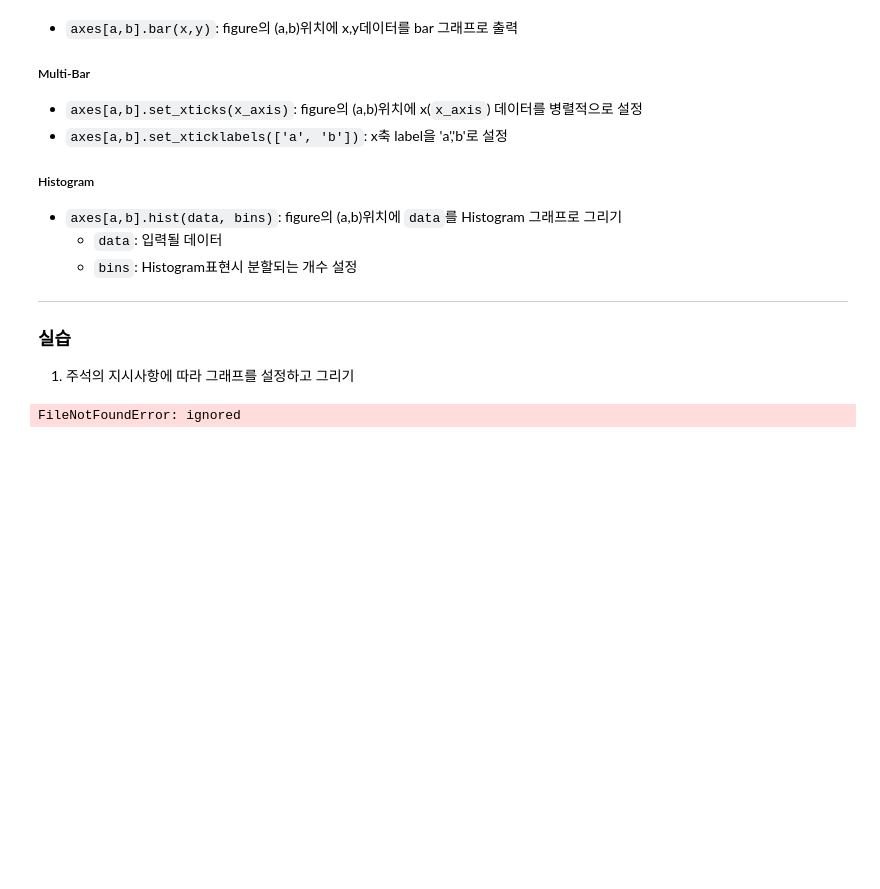
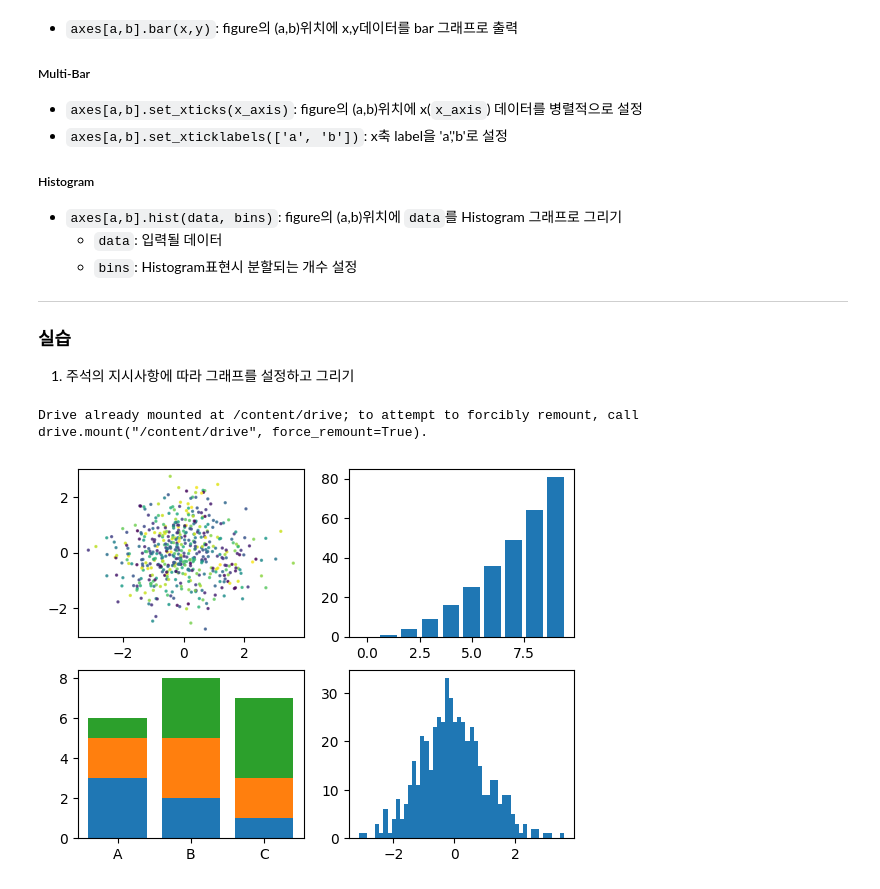
Before and after one commit to juho0719/ml-study-colab, a Jupyter notebook: elice.io/libraries-for-preparing-for-ml/[실습8]Matplotlib으로 다양한 그래프 그리기.ipynb, the cells around one changed output. Saved outputs shown, nothing was run; the diff lists cells and outputs as text; code cells hidden in the pictures; blank space fills up the shorter version.

```diff
--- a/elice.io/libraries-for-preparing-for-ml/[실습8]Matplotlib으로 다양한 그래프 그리기.ipynb
+++ b/elice.io/libraries-for-preparing-for-ml/[실습8]Matplotlib으로 다양한 그래프 그리기.ipynb
@@ -30,13 +30,17 @@
 import numpy as np
 import matplotlib.pyplot as plt
 import csv
+from google.colab import drive
+drive.mount('/content/drive')
 
 def main():
 
     data_x = []
     data_y = []
 
-    with open('/data/data08.csv', newline='') as f:
+    file_name = 'data08.csv'
+    file_path = '/content/drive/MyDrive/Colab Notebooks/Github/ml-study-colab/elice.io/libraries-for-preparing-for-ml/data/'+file_name
+    with open(file_path, newline='') as f:
         reader = csv.reader(f)
         for row in reader:
             data_x.append(float(row[0]))
@@ -75,31 +79,32 @@ def main():
     data1 =  [x, y, z]
 
     x_ax =  np.arange(3)
 
     for i in x_ax:
         # figure의 (1,0) 위치에 Bar 그래프를 그립니다.
         # x 데이터는 x_ax, y 데이터는 각각 x,y,z로 설정합니다.
         axes[1,0].bar(x_ax, data1[i], bottom=np.sum(data1[:i], axis=0))
 
     # figure의 (1,0) 위치에서 x축 데이터를 병렬적으로 설정합니다.
     axes[1,0].set_xticks(x_ax)
     # figure의 (1,0) 위치에서 x축 label을 'A', 'B', 'C'로 설정합니다.
     axes[1,0].set_xticklabels(['A', 'B', 'C'])
 
     """
     Histogram 그래프 그리기
     """
 
     data = np.array(data_x)
 
     # figure의 (1,1) 위치에 Histogram 그래프를 그립니다.
     # 입력될 데이터는 data, Histogram 표현시 분할되는 개수는 50으로 설정합니다.
     axes[1,1].hist(data, 50)
 
     # figure를 저장하고 엘리스 플랫폼에서 그래프를 출력합니다.
     fig.savefig("plot.png")
 
 if __name__ == '__main__':
     main()
 # %% [output]
-FileNotFoundError: ignored
+Drive already mounted at /content/drive; to attempt to forcibly remount, call drive.mount("/content/drive", force_remount=True).
+[figure, added]
```
Also changed, not shown: 1 other file.
